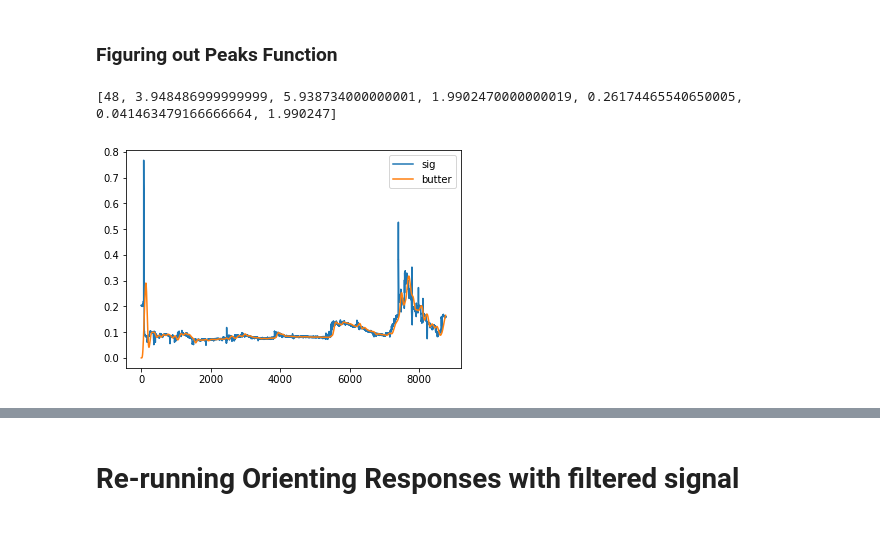
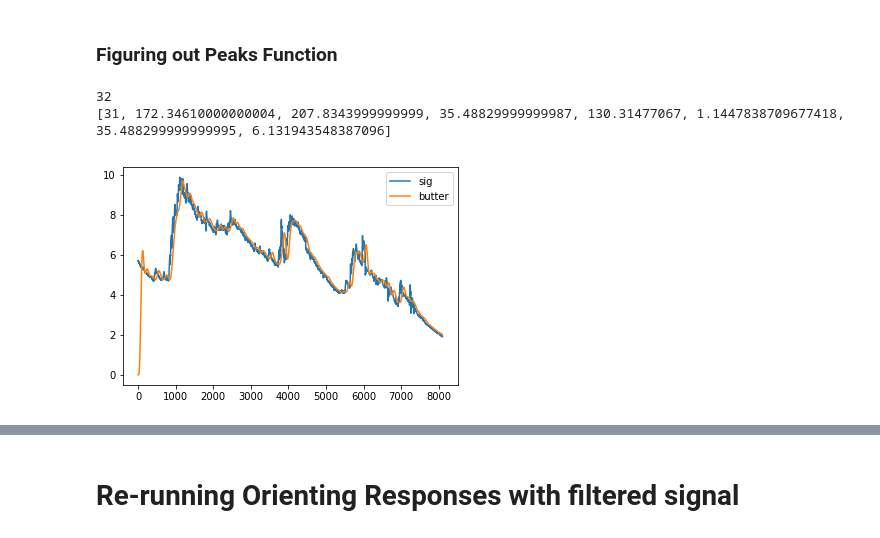
Before and after one commit to vedantchandra/hsl_python, a Jupyter notebook: 7_EDA_feature_sandbox.ipynb, the cells around one changed output, grey strips where cells are left out. Drawn from its saved outputs; the diff is of its cells as text; code cells hidden in the pictures.

Commit message:
Update 7_EDA_feature_sandbox.ipynb
EDA peaks and frequency

```diff
--- a/7_EDA_feature_sandbox.ipynb
+++ b/7_EDA_feature_sandbox.ipynb
@@ -807,12 +807,12 @@ ANOVA P-value = 0.118
 # %% [markdown]
 ### Figuring out Peaks Function
 # %%
-signal = get_signal('EDA', 3, 35)
+signal = get_signal('EDA', 3, 14)
 def filter_signal(signal):
     #want a 5th order butterworth filter
     #digital filter
     #fs = 32 hz
-    n, Wn = sig.buttord(8/500, 40/500, 3, 60)
+    n, Wn = sig.buttord(8/500, 32/500, 3, 60)
     b,a = sig.butter(n,Wn)
     new_sig = sig.lfilter(b,a,signal)
     #get filtered data --> find max and min value between 2 peaks -- make those peaks and onsets?
@@ -828,34 +828,46 @@ def orienting_features(signal):
         b1 = bounds[i]
         b2 = bounds[i+1]
         max_list.append(max(signal[b1:b2]))
         min_list.append(min(signal[b1:b2]))
 
     num_onsets = len(min_list)
     sum_onsets = sum(min_list)
     sum_peaks = sum(max_list)
     sum_diff = sum_peaks-sum_onsets
 
     orienting_duration = []
     for i in range(len(max_list)):
         orienting_duration.append(max_list[i]-min_list[i])
     mean_od = np.mean(orienting_duration)
     sum_od = sum(orienting_duration)
 
     areas = []
     for i in range(len(min_list)):
         areas.append(0.5*orienting_duration[i]*max_list[i])
 
     sum_areas = sum(areas)
-    return [num_onsets, sum_onsets, sum_peaks, sum_diff, sum_areas, mean_od, sum_od]
+
+    mean_amplitude = []
+    for i in range(len(max_list)):
+        mean_amplitude.append((max_list[i]+min_list[i])/2)
+
+    mean_amp = np.mean(mean_amplitude)
+
+    print(len(bounds))
+    for i in range(len(bounds)-1):
+        b = bounds[i]
+        #plt.plot(b, max_list[i],'o')
+
+    return [num_onsets, sum_onsets, sum_peaks, sum_diff, sum_areas, mean_od, sum_od, mean_amp]
 
 
 butter = filter_signal(signal)
 plt.plot(signal, label = 'sig')
 plt.plot(butter, label = 'butter')
 plt.legend()
-
 of = orienting_features(signal)
 print(of)
 # %% [output]
-[48, 3.948486999999999, 5.938734000000001, 1.9902470000000019, 0.26174465540650005, 0.041463479166666664, 1.990247]
+32
+[31, 172.34610000000004, 207.8343999999999, 35.48829999999987, 130.31477067, 1.1447838709677418, 35.488299999999995, 6.131943548387096]
-[figure, old version]
+[figure, new version]
```
Also changed, not shown: parts of 23 cells of this notebook.
